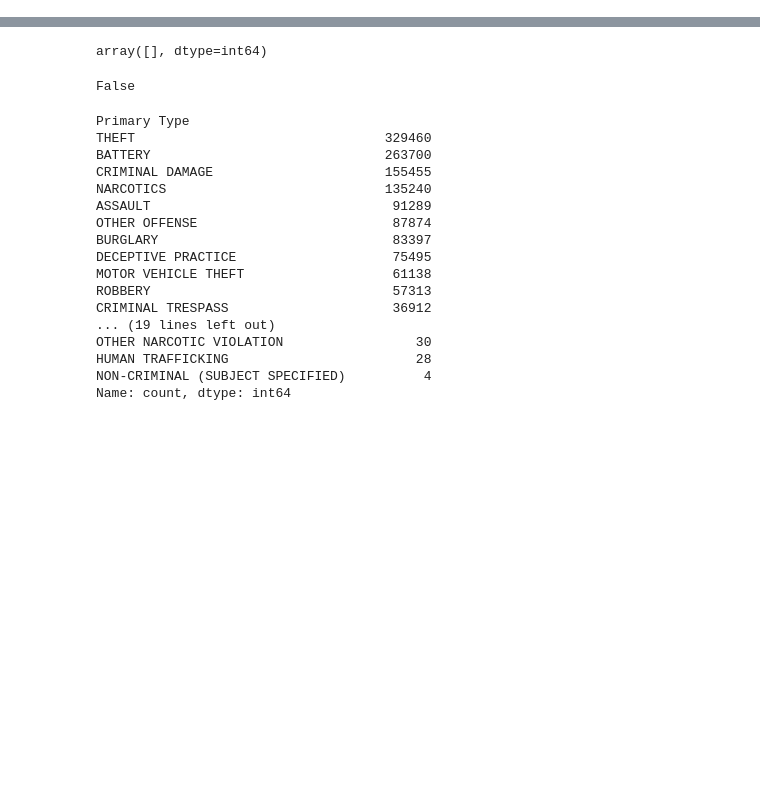
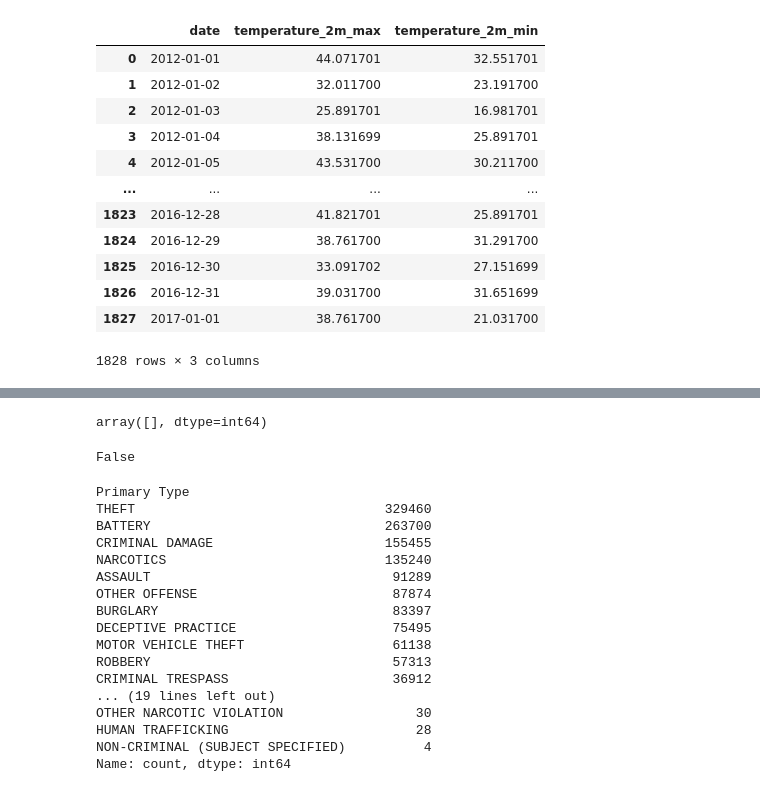
Before and after one commit to KevSantino28/project_1, a Jupyter notebook: data_clean_up.ipynb, the cells around one changed output, grey strips where cells are left out. Drawn from its saved outputs; the diff is of its cells as text; code cells hidden in the pictures; blank space fills up the shorter version.

```diff
--- a/data_clean_up.ipynb
+++ b/data_clean_up.ipynb
@@ -6,0 +72,32 @@ import numpy as np
+# %%
+
+# Process daily data. The order of variables needs to be the same as requested.
+daily = response.Daily()
+daily_temperature_2m_max = daily.Variables(0).ValuesAsNumpy()
+daily_temperature_2m_min = daily.Variables(1).ValuesAsNumpy()
+
+daily_data = {"date": pd.date_range(
+	start = pd.to_datetime(daily.Time(), unit = "s"),
+	end = pd.to_datetime(daily.TimeEnd(), unit = "s"),
+	freq = pd.Timedelta(seconds = daily.Interval()),
+	inclusive = "left"
+)}
+daily_data["temperature_2m_max"] = daily_temperature_2m_max
+daily_data["temperature_2m_min"] = daily_temperature_2m_min
+
+daily_dataframe = pd.DataFrame(data = daily_data)
+daily_dataframe
+# %% [output]
+|  | date | temperature_2m_max | temperature_2m_min |
+| 0 | 2012-01-01 | 44.071701 | 32.551701 |
+| 1 | 2012-01-02 | 32.011700 | 23.191700 |
+| 2 | 2012-01-03 | 25.891701 | 16.981701 |
+| 3 | 2012-01-04 | 38.131699 | 25.891701 |
+| 4 | 2012-01-05 | 43.531700 | 30.211700 |
+| ... | ... | ... | ... |
+| 1823 | 2016-12-28 | 41.821701 | 25.891701 |
+| 1824 | 2016-12-29 | 38.761700 | 31.291700 |
+| 1825 | 2016-12-30 | 33.091702 | 27.151699 |
+| 1826 | 2016-12-31 | 39.031700 | 31.651699 |
+| 1827 | 2017-01-01 | 38.761700 | 21.031700 |
+1828 rows × 3 columns
```
Also changed, not shown: parts of 6 cells of this notebook, 2 other files.
